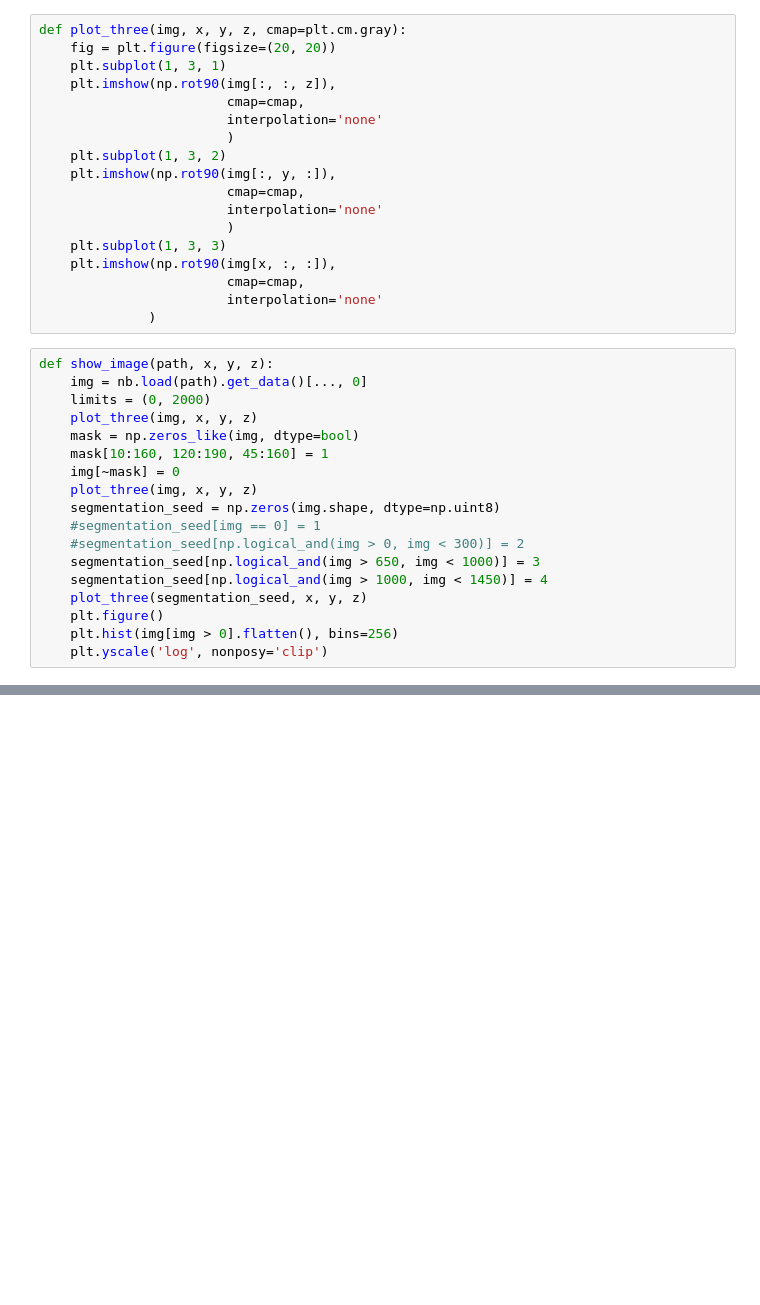
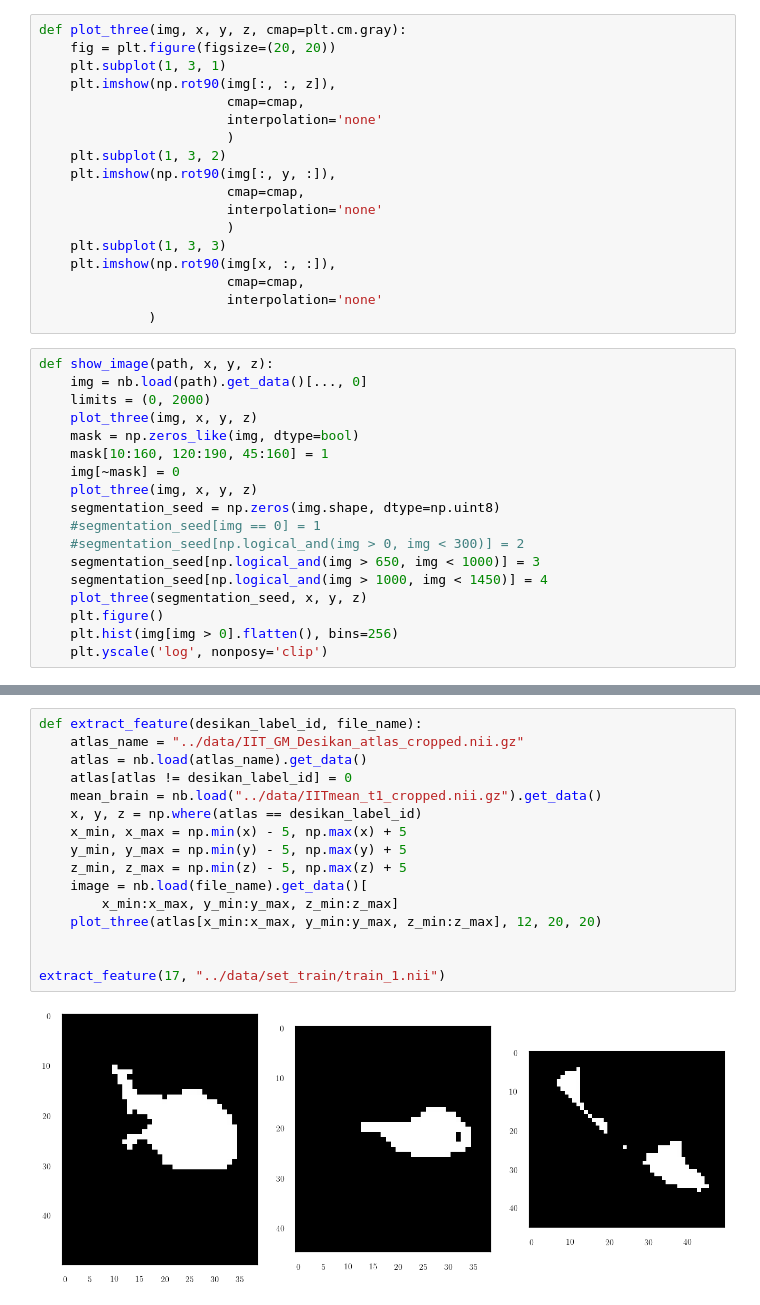
Before and after one commit to Enucatl/machine-learning-healthy-brains, a Jupyter notebook: local_postprocessing/atlas.ipynb, the cells around one changed output, grey strips where cells are left out. Saved outputs shown, nothing was run; the diff lists cells and outputs as text; blank space fills up the shorter version.

```diff
--- a/local_postprocessing/atlas.ipynb
+++ b/local_postprocessing/atlas.ipynb
@@ -67,0 +92,18 @@ FileNotFoundError: No such file: '../data/IIT_GM_Desikan_atlas.nii.gz'
+# %%
+def extract_feature(desikan_label_id, file_name):
+    atlas_name = "../data/IIT_GM_Desikan_atlas_cropped.nii.gz"
+    atlas = nb.load(atlas_name).get_data()
+    atlas[atlas != desikan_label_id] = 0
+    mean_brain = nb.load("../data/IITmean_t1_cropped.nii.gz").get_data()
+    x, y, z = np.where(atlas == desikan_label_id)
+    x_min, x_max = np.min(x) - 5, np.max(x) + 5
+    y_min, y_max = np.min(y) - 5, np.max(y) + 5
+    z_min, z_max = np.min(z) - 5, np.max(z) + 5
+    image = nb.load(file_name).get_data()[
+        x_min:x_max, y_min:y_max, z_min:z_max]
+    plot_three(atlas[x_min:x_max, y_min:y_max, z_min:z_max], 12, 20, 20)
+
+
+extract_feature(17, "../data/set_train/train_1.nii")
+# %% [output]
+[figure, added]
```
Also changed, not shown: parts of 4 cells of this notebook, 2 other files.
